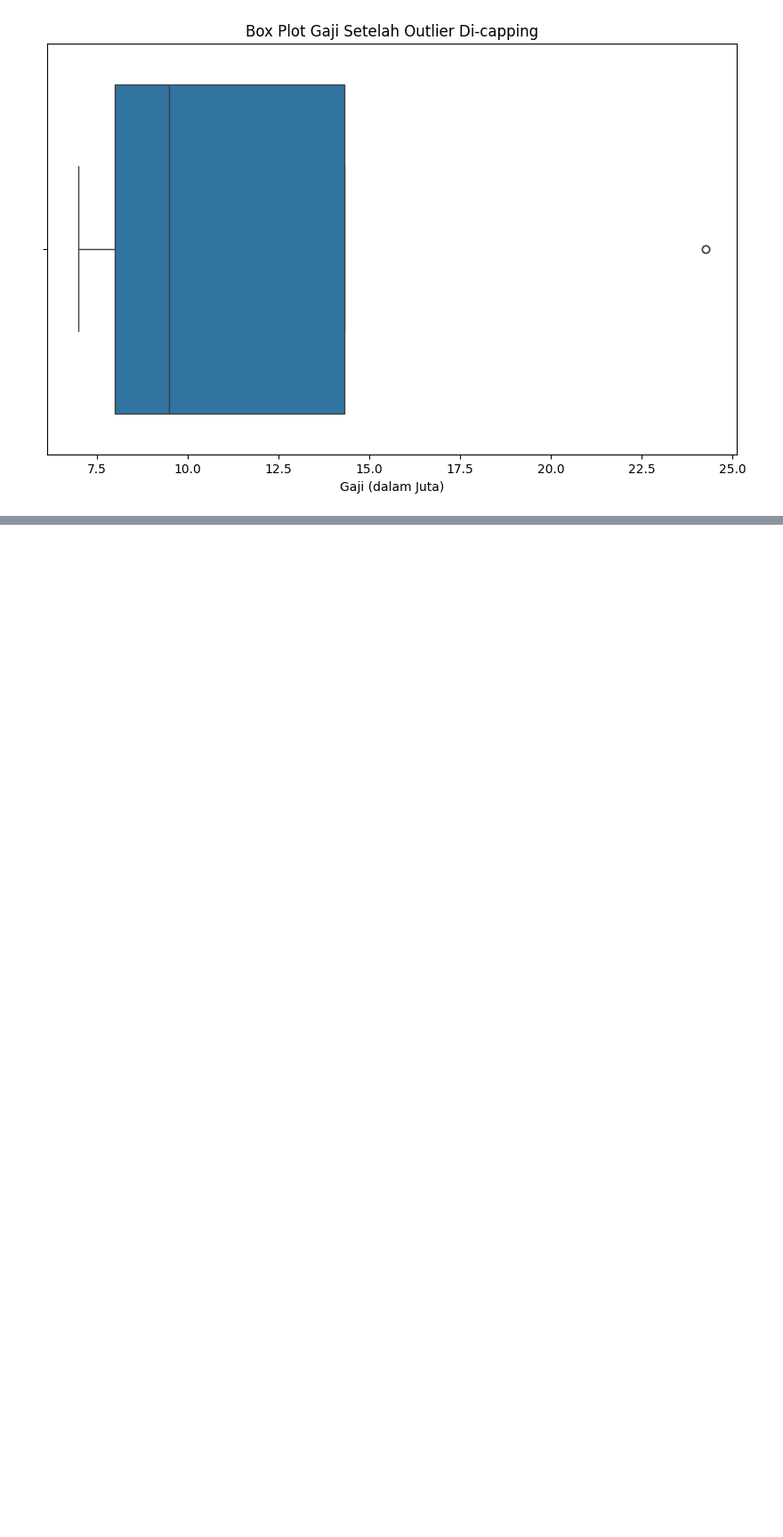
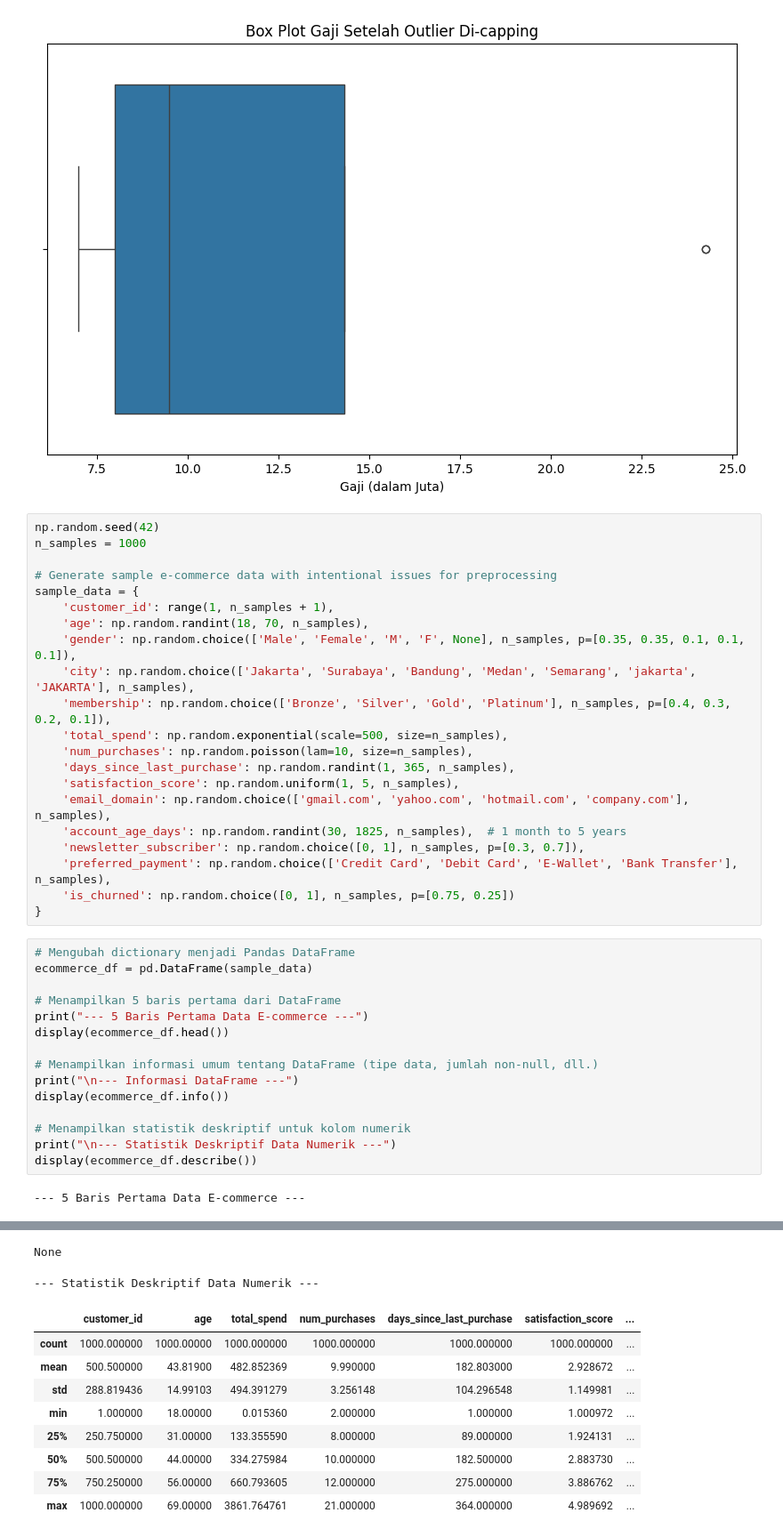
Before and after one commit to Codift05/ColabArchive, a Jupyter notebook: Dataset_PreProcessing.ipynb, the cells around one changed output, grey strips where cells are left out. Shown: that part at 89% size. Cells and saved outputs as stored; diff of their text form; blank space fills up the shorter version.

```diff
--- a/Dataset_PreProcessing.ipynb
+++ b/Dataset_PreProcessing.ipynb
@@ -284,3 +284,41 @@ Data setelah outlier di-capping (dibatasi):
 6     Manager  24.25    45
 7         CEO  24.25    50
 [figure]
+# %%
+np.random.seed(42)
+n_samples = 1000
+
+# Generate sample e-commerce data with intentional issues for preprocessing
+sample_data = {
+    'customer_id': range(1, n_samples + 1),
+    'age': np.random.randint(18, 70, n_samples),
+    'gender': np.random.choice(['Male', 'Female', 'M', 'F', None], n_samples, p=[0.35, 0.35, 0.1, 0.1, 0.1]),
+    'city': np.random.choice(['Jakarta', 'Surabaya', 'Bandung', 'Medan', 'Semarang', 'jakarta', 'JAKARTA'], n_samples),
+    'membership': np.random.choice(['Bronze', 'Silver', 'Gold', 'Platinum'], n_samples, p=[0.4, 0.3, 0.2, 0.1]),
+    'total_spend': np.random.exponential(scale=500, size=n_samples),
+    'num_purchases': np.random.poisson(lam=10, size=n_samples),
+    'days_since_last_purchase': np.random.randint(1, 365, n_samples),
+    'satisfaction_score': np.random.uniform(1, 5, n_samples),
+    'email_domain': np.random.choice(['gmail.com', 'yahoo.com', 'hotmail.com', 'company.com'], n_samples),
+    'account_age_days': np.random.randint(30, 1825, n_samples),  # 1 month to 5 years
+    'newsletter_subscriber': np.random.choice([0, 1], n_samples, p=[0.3, 0.7]),
+    'preferred_payment': np.random.choice(['Credit Card', 'Debit Card', 'E-Wallet', 'Bank Transfer'], n_samples),
+    'is_churned': np.random.choice([0, 1], n_samples, p=[0.75, 0.25])
+}
+# %%
+# Mengubah dictionary menjadi Pandas DataFrame
+ecommerce_df = pd.DataFrame(sample_data)
+
+# Menampilkan 5 baris pertama dari DataFrame
+print("--- 5 Baris Pertama Data E-commerce ---")
+display(ecommerce_df.head())
+
+# Menampilkan informasi umum tentang DataFrame (tipe data, jumlah non-null, dll.)
+print("\n--- Informasi DataFrame ---")
+display(ecommerce_df.info())
+
+# Menampilkan statistik deskriptif untuk kolom numerik
+print("\n--- Statistik Deskriptif Data Numerik ---")
+display(ecommerce_df.describe())
+# %% [output]
+--- 5 Baris Pertama Data E-commerce ---
@@ -286,0 +348,11 @@ Data setelah outlier di-capping (dibatasi):
+None
+--- Statistik Deskriptif Data Numerik ---
+|  | customer_id | age | total_spend | num_purchases | days_since_last_purchase | satisfaction_score | ... |
+| count | 1000.000000 | 1000.00000 | 1000.000000 | 1000.000000 | 1000.000000 | 1000.000000 | ... |
+| mean | 500.500000 | 43.81900 | 482.852369 | 9.990000 | 182.803000 | 2.928672 | ... |
+| std | 288.819436 | 14.99103 | 494.391279 | 3.256148 | 104.296548 | 1.149981 | ... |
+| min | 1.000000 | 18.00000 | 0.015360 | 2.000000 | 1.000000 | 1.000972 | ... |
+| 25% | 250.750000 | 31.00000 | 133.355590 | 8.000000 | 89.000000 | 1.924131 | ... |
+| 50% | 500.500000 | 44.00000 | 334.275984 | 10.000000 | 182.500000 | 2.883730 | ... |
+| 75% | 750.250000 | 56.00000 | 660.793605 | 12.000000 | 275.000000 | 3.886762 | ... |
+| max | 1000.000000 | 69.00000 | 3861.764761 | 21.000000 | 364.000000 | 4.989692 | ... |
```
Also changed, not shown: parts of 11 cells of this notebook.
